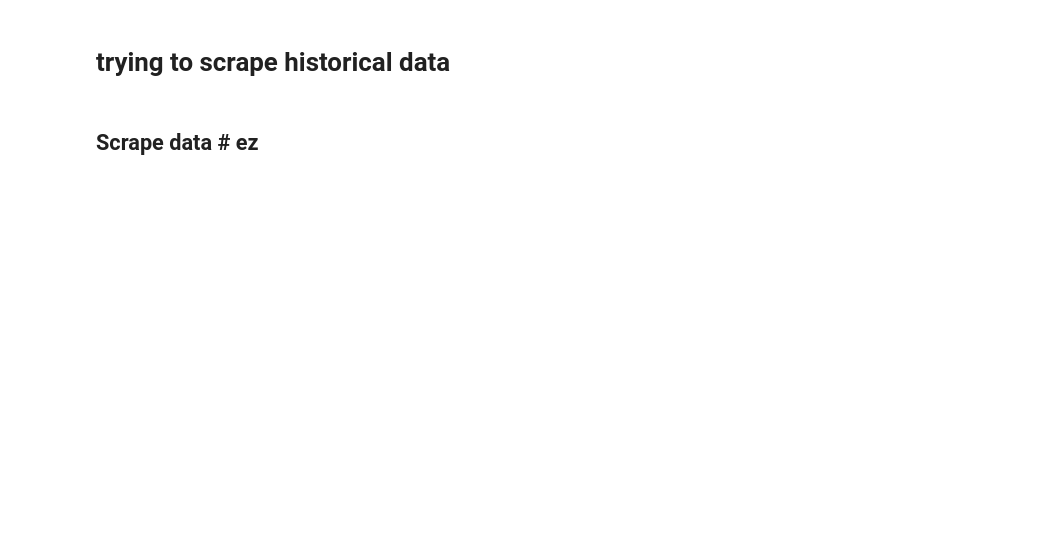
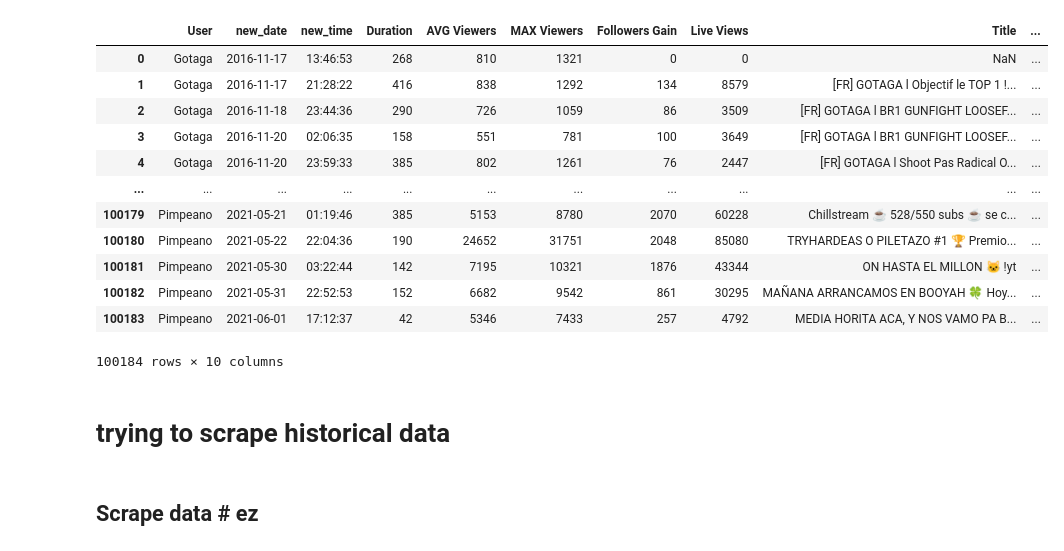
Before and after one commit to Awesimous/StarFish, a Jupyter notebook: notebooks/Scraping Historical Streamer Data.ipynb, the cells around one changed output. Cells and saved outputs as stored; diff of their text form; code cells hidden in the pictures; blank space fills up the shorter version.

```diff
--- a/notebooks/Scraping Historical Streamer Data.ipynb
+++ b/notebooks/Scraping Historical Streamer Data.ipynb
@@ -15,3 +15,21 @@ df = pd.read_csv('streamer_df')
+# %%
+test = pd.read_csv('top_2500_2')
+# %%
+test
+# %% [output]
+|  | User | new_date | new_time | Duration | AVG Viewers | MAX Viewers | Followers Gain | Live Views | Title | ... |
+| 0 | Gotaga | 2016-11-17 | 13:46:53 | 268 | 810 | 1321 | 0 | 0 | NaN | ... |
+| 1 | Gotaga | 2016-11-17 | 21:28:22 | 416 | 838 | 1292 | 134 | 8579 | [FR] GOTAGA l Objectif le TOP 1 !... | ... |
+| 2 | Gotaga | 2016-11-18 | 23:44:36 | 290 | 726 | 1059 | 86 | 3509 | [FR] GOTAGA l BR1 GUNFIGHT LOOSEF... | ... |
+| 3 | Gotaga | 2016-11-20 | 02:06:35 | 158 | 551 | 781 | 100 | 3649 | [FR] GOTAGA l BR1 GUNFIGHT LOOSEF... | ... |
+| 4 | Gotaga | 2016-11-20 | 23:59:33 | 385 | 802 | 1261 | 76 | 2447 | [FR] GOTAGA l Shoot Pas Radical O... | ... |
+| ... | ... | ... | ... | ... | ... | ... | ... | ... | ... | ... |
+| 100179 | Pimpeano | 2021-05-21 | 01:19:46 | 385 | 5153 | 8780 | 2070 | 60228 | Chillstream ☕ 528/550 subs ☕ se c... | ... |
+| 100180 | Pimpeano | 2021-05-22 | 22:04:36 | 190 | 24652 | 31751 | 2048 | 85080 | TRYHARDEAS O PILETAZO #1 🏆 Premio... | ... |
+| 100181 | Pimpeano | 2021-05-30 | 03:22:44 | 142 | 7195 | 10321 | 1876 | 43344 | ON HASTA EL MILLON 🐱 !yt | ... |
+| 100182 | Pimpeano | 2021-05-31 | 22:52:53 | 152 | 6682 | 9542 | 861 | 30295 | MAÑANA ARRANCAMOS EN BOOYAH 🍀 Hoy... | ... |
+| 100183 | Pimpeano | 2021-06-01 | 17:12:37 | 42 | 5346 | 7433 | 257 | 4792 | MEDIA HORITA ACA, Y NOS VAMO PA B... | ... |
+100184 rows × 10 columns
 # %% [markdown]
 # trying to scrape historical data
 # %% [markdown]
```
Also changed, not shown: parts of 10 cells of this notebook, 31 other files.
